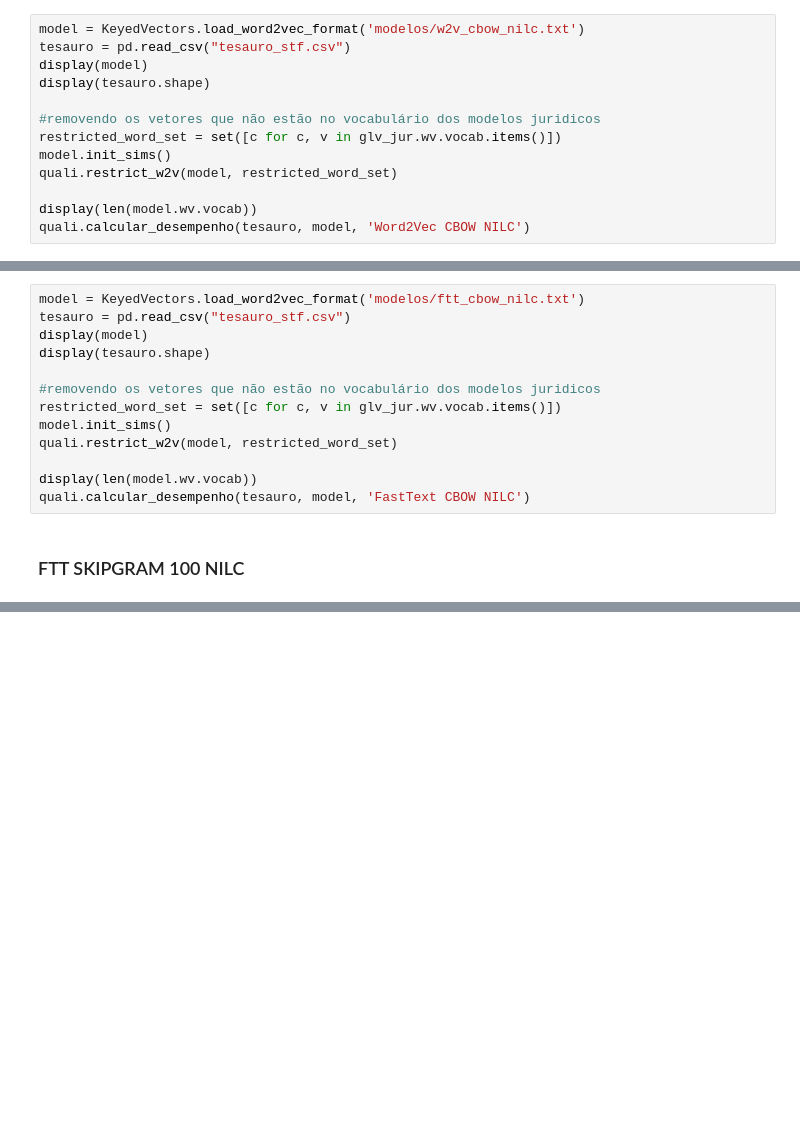
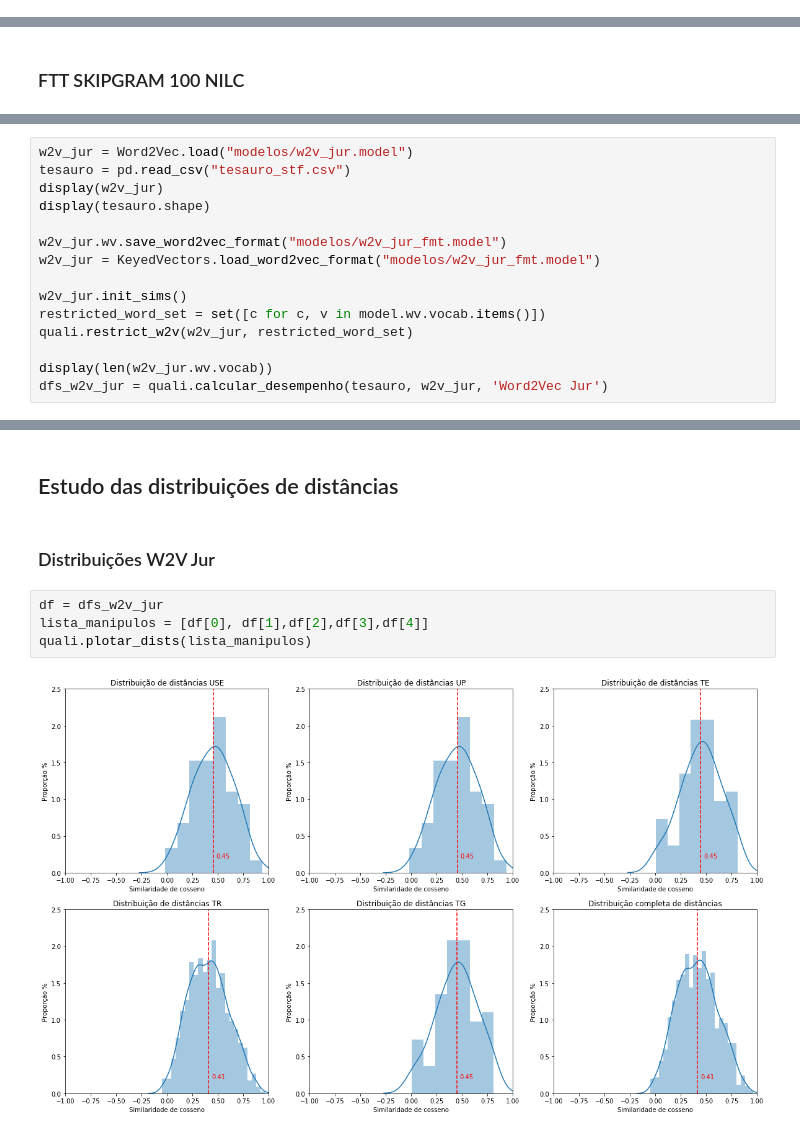
Before and after one commit to oliveiratiano/experimentos_meestrado, a Jupyter notebook: 4. processar_modelo_tstf.ipynb, the cells around one changed output, grey strips where cells are left out. Saved outputs shown, nothing was run; the diff lists cells and outputs as text; blank space fills up the shorter version.

Commit message:
Atualização experimentos tesauro

```diff
--- a/4. processar_modelo_tstf.ipynb
+++ b/4. processar_modelo_tstf.ipynb
@@ -79,13 +32,0 @@ quali.calcular_desempenho(tesauro, glv_jur, 'GloVe Jur')
-# %%
-model = KeyedVectors.load_word2vec_format('modelos/w2v_cbow_nilc.txt')
-tesauro = pd.read_csv("tesauro_stf.csv")
-display(model)
-display(tesauro.shape)
-
-#removendo os vetores que não estão no vocabulário dos modelos juridicos
-restricted_word_set = set([c for c, v in glv_jur.wv.vocab.items()])
-model.init_sims()
-quali.restrict_w2v(model, restricted_word_set)
-
-display(len(model.wv.vocab))
-quali.calcular_desempenho(tesauro, model, 'Word2Vec CBOW NILC')
@@ -131,16 +58,3 @@ quali.calcular_desempenho(tesauro, model, 'Word2Vec SKIP NILC')
-# %%
-model = KeyedVectors.load_word2vec_format('modelos/ftt_cbow_nilc.txt')
-tesauro = pd.read_csv("tesauro_stf.csv")
-display(model)
-display(tesauro.shape)
-
-#removendo os vetores que não estão no vocabulário dos modelos juridicos
-restricted_word_set = set([c for c, v in glv_jur.wv.vocab.items()])
-model.init_sims()
-quali.restrict_w2v(model, restricted_word_set)
-
-display(len(model.wv.vocab))
-quali.calcular_desempenho(tesauro, model, 'FastText CBOW NILC')
 # %% [markdown]
 ### FTT SKIPGRAM 100 NILC
 # %%
@@ -175,0 +114,15 @@ quali.calcular_desempenho(tesauro, model, 'GloVe NILC')
+# %%
+w2v_jur = Word2Vec.load("modelos/w2v_jur.model")
+tesauro = pd.read_csv("tesauro_stf.csv")
+display(w2v_jur)
+display(tesauro.shape)
+
+w2v_jur.wv.save_word2vec_format("modelos/w2v_jur_fmt.model")
+w2v_jur = KeyedVectors.load_word2vec_format("modelos/w2v_jur_fmt.model")
+
+w2v_jur.init_sims()
+restricted_word_set = set([c for c, v in model.wv.vocab.items()])
+quali.restrict_w2v(w2v_jur, restricted_word_set)
+
+display(len(w2v_jur.wv.vocab))
+dfs_w2v_jur = quali.calcular_desempenho(tesauro, w2v_jur, 'Word2Vec Jur')
@@ -194,0 +196,10 @@ tesauro[tesauro.unico == 1]
+# %% [markdown]
+## Estudo das distribuições de distâncias
+# %% [markdown]
+### Distribuições W2V Jur
+# %%
+df = dfs_w2v_jur
+lista_manipulos = [df[0], df[1],df[2],df[3],df[4]]
+quali.plotar_dists(lista_manipulos)
+# %% [output]
+[figure, added]
```
Also changed, not shown: parts of 40 cells of this notebook, 9 other files.
